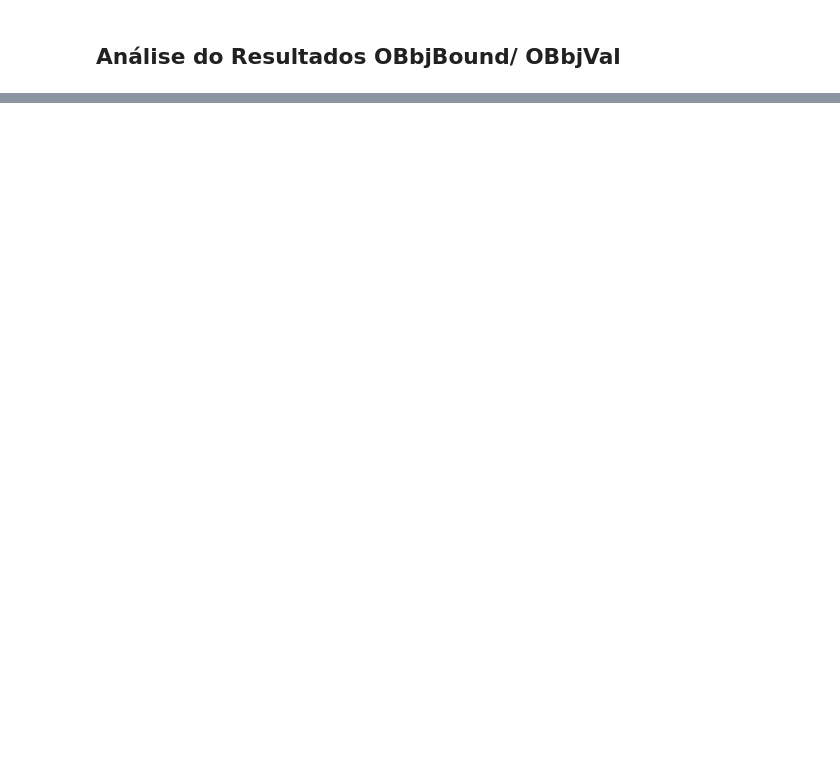
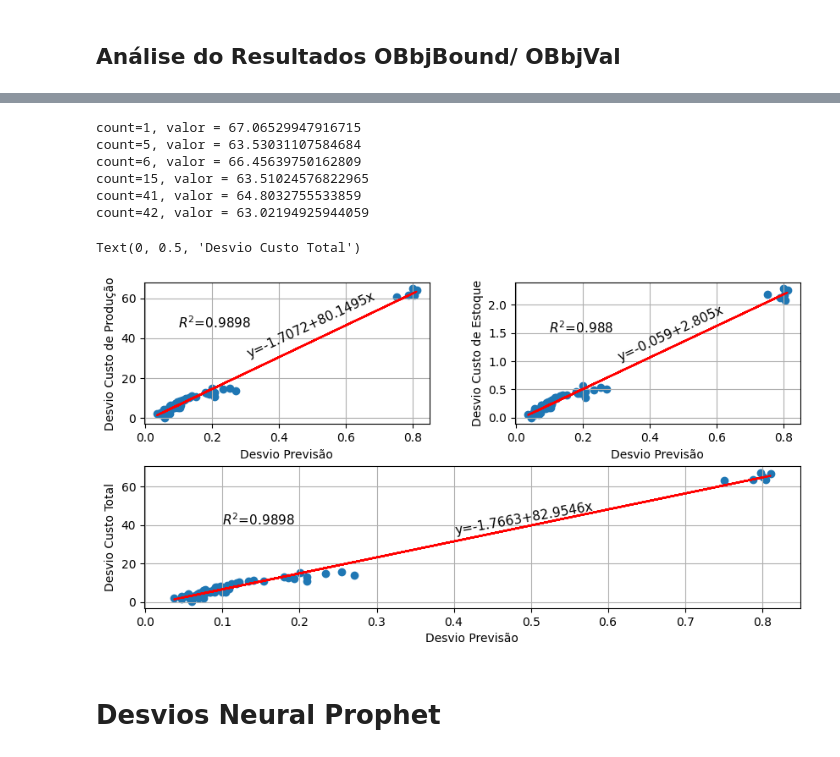
Before and after one commit to MarcioB1999/Prev_For_ULS, a Jupyter notebook: Modelo_pi/resultados_pi_analise.ipynb, the cells around one changed output, grey strips where cells are left out. Saved outputs shown, nothing was run; the diff lists cells and outputs as text; code cells hidden in the pictures; blank space fills up the shorter version.

```diff
--- a/Modelo_pi/resultados_pi_analise.ipynb
+++ b/Modelo_pi/resultados_pi_analise.ipynb
@@ -274,0 +203,10 @@ df_objVal.query("Alg=='Custos Históricos'")
+# %%
+previsoes_np = {}
+previsoes = []
+for index in range(60):
+    with open(f'../Resultados/tabelas/Previsoes/Prev_pro/Previsao_pro{index}.txt', "r") as arquivo:
+	    previsoes.append([float(demanda) for demanda in arquivo.read().split(',')])
+
+previsoes_np['demandas'] = previsoes
+previsoes_np = pd.DataFrame(previsoes_np)
+previsoes_np.head()
@@ -274,0 +220,2 @@ df_objVal.query("Alg=='Custos Históricos'")
+# %%
+previsao_demanda_np = describe_var(previsoes_np,'demandas')
@@ -274,0 +234,3 @@ df_objVal.query("Alg=='Custos Históricos'")
+# %%
+centroide_np = previsao_demanda_np.describe().iloc[1].values
+desvios = [np.linalg.norm(centroide_np-simulacao_k) for simulacao_k in previsao_demanda_np.values]
@@ -274,0 +259,12 @@ df_objVal.query("Alg=='Custos Históricos'")
+# %%
+count = 0
+for i in desvio_custo_total:
+    if i>=60:print(f'count={count}, valor = {i}')
+    count+=1
+# %% [output]
+count=1, valor = 67.06529947916715
+count=5, valor = 63.53031107584684
+count=6, valor = 66.45639750162809
+count=15, valor = 63.51024576822965
+count=41, valor = 64.8032755533859
+count=42, valor = 63.02194925944059
@@ -274,0 +274,51 @@ df_objVal.query("Alg=='Custos Históricos'")
+# %%
+fig=plt.figure(figsize=(10,5))
+plt.subplots_adjust(wspace=0.3, hspace=0.3)
+
+ax=fig.add_subplot(2,2,1)
+
+lr = LinearRegression()
+lr.fit(np.array(desvios).reshape(-1, 1),desvio_custo_producao)
+y_pred = lr.predict(np.array(desvios).reshape(-1, 1))
+
+
+plt.text(0.1, 45, r'$R^{2}$='+f'{round(lr.score(np.array(desvios).reshape(-1, 1), desvio_custo_producao),4)}', fontsize=11,fontweight=550)
+plt.text(0.3, 30, f'y={round(lr.intercept_,4)}+{round(lr.coef_[0],4)}x', fontsize=11,fontweight=550,rotation=25)
+plt.plot(desvios,y_pred,color='red')
+plt.scatter(desvios,desvio_custo_producao)
+plt.grid(axis='both')
+plt.xlabel('Desvio Previsão')
+plt.ylabel('Desvio Custo de Produção')
+
+
+ax=fig.add_subplot(2,2,2)
+lr = LinearRegression()
+lr.fit(np.array(desvios).reshape(-1, 1),desvio_custo_estoque)
+y_pred = lr.predict(np.array(desvios).reshape(-1, 1))
+
+
+plt.text(0.1, 1.5, r'$R^{2}$='+f'{round(lr.score(np.array(desvios).reshape(-1, 1), desvio_custo_estoque),4)}', fontsize=11,fontweight=550)
+plt.text(0.3, 1, f'y={round(lr.intercept_,4)}+{round(lr.coef_[0],4)}x', fontsize=11,fontweight=550,rotation=25)
+plt.plot(desvios,y_pred,color='red')
+plt.scatter(desvios,desvio_custo_estoque)
+plt.grid(axis='both')
+plt.xlabel('Desvio Previsão')
+plt.ylabel('Desvio Custo de Estoque')
+
+ax=fig.add_subplot(2,1,2)
+
+lr = LinearRegression()
+lr.fit(np.array(desvios).reshape(-1, 1),desvio_custo_total)
+y_pred = lr.predict(np.array(desvios).reshape(-1, 1))
+
+
+plt.text(0.1, 40, r'$R^{2}$='+f'{round(lr.score(np.array(desvios).reshape(-1, 1), desvio_custo_total),4)}', fontsize=11,fontweight=550)
+plt.text(0.4, 35, f'y={round(lr.intercept_,4)}+{round(lr.coef_[0],4)}x', fontsize=11,fontweight=550,rotation=10)
+plt.plot(desvios,y_pred,color='red')
+plt.scatter(desvios,desvio_custo_total)
+plt.grid(axis='both')
+plt.xlabel('Desvio Previsão')
+plt.ylabel('Desvio Custo Total')
+# %% [output]
+Text(0, 0.5, 'Desvio Custo Total')
+[figure, added]
@@ -274,0 +330,2 @@ df_objVal.query("Alg=='Custos Históricos'")
+# %% [markdown]
+# Desvios Neural Prophet
```
Also changed, not shown: parts of 40 cells of this notebook, 4 other files.
